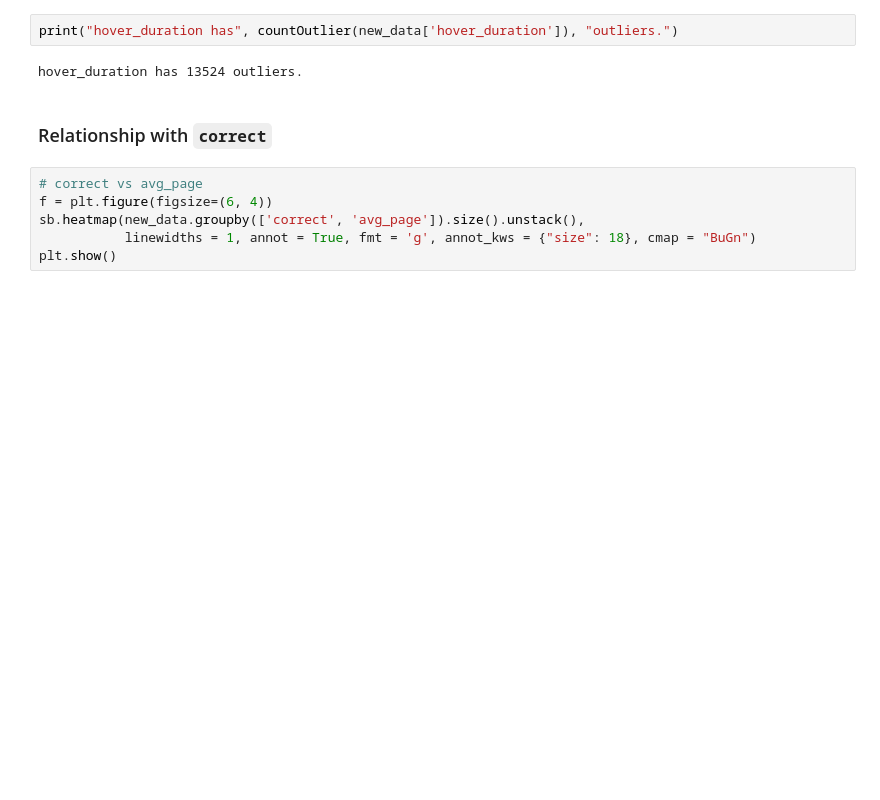
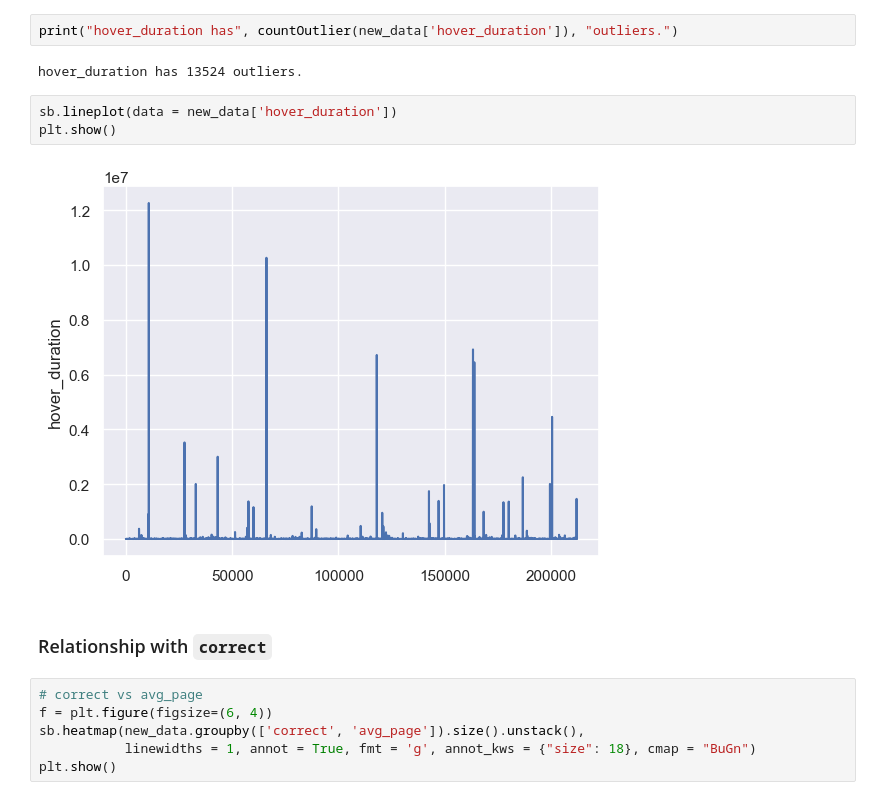
Before and after one commit to sssstforest/SC1015-Group-2, a Jupyter notebook: EDA-CH.ipynb, the cells around one changed output. Cells and saved outputs as stored; diff of their text form; blank space fills up the shorter version.

```diff
--- a/EDA-CH.ipynb
+++ b/EDA-CH.ipynb
@@ -974,6 +1052,11 @@ plt.show()
 print("hover_duration has", countOutlier(new_data['hover_duration']), "outliers.")
 # %% [output]
 hover_duration has 13524 outliers.
+# %%
+sb.lineplot(data = new_data['hover_duration'])
+plt.show()
+# %% [output]
+[figure, added]
 # %% [markdown]
 ### Relationship with `correct`
 # %%
```
Also changed, not shown: parts of 9 cells of this notebook.
